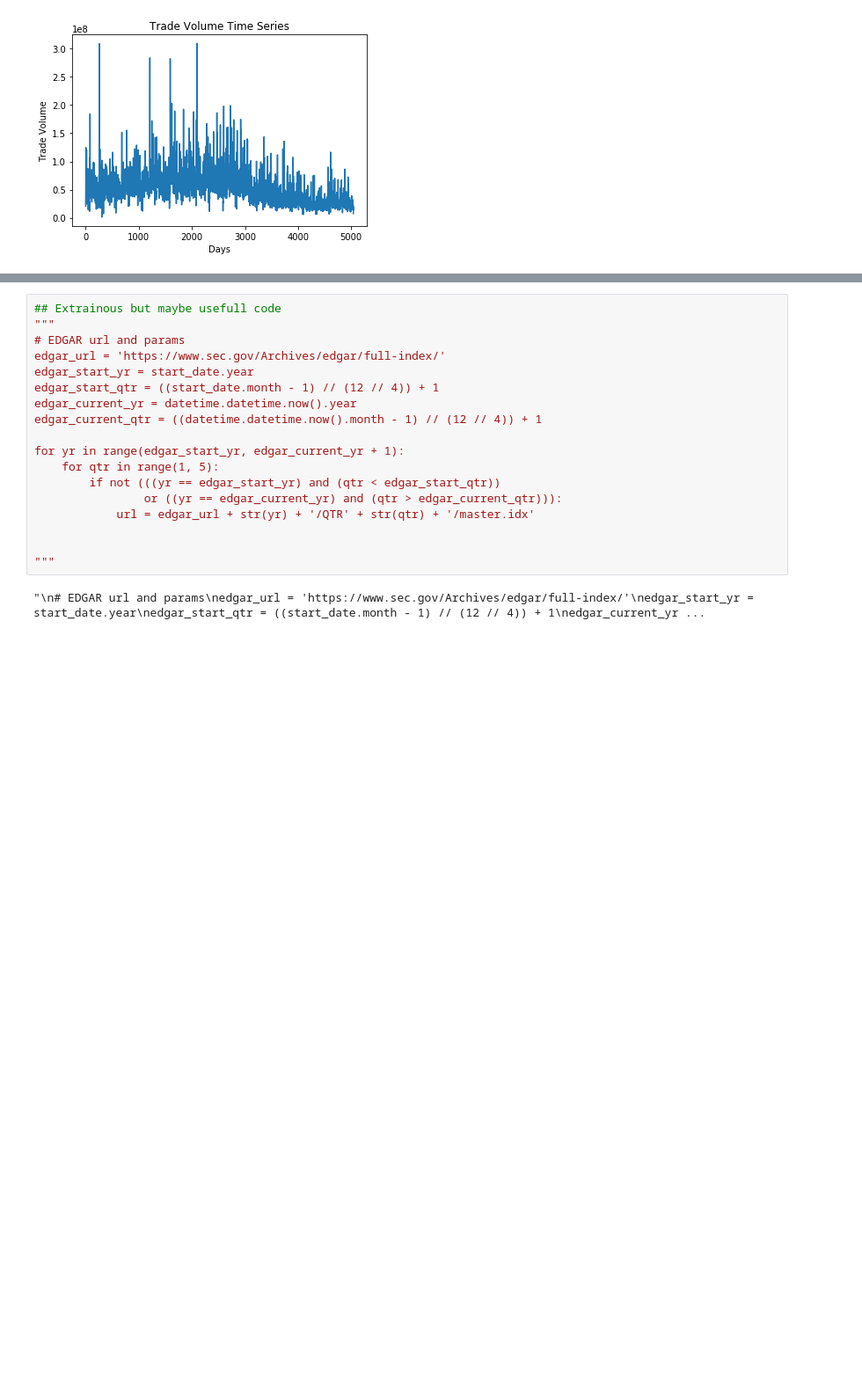
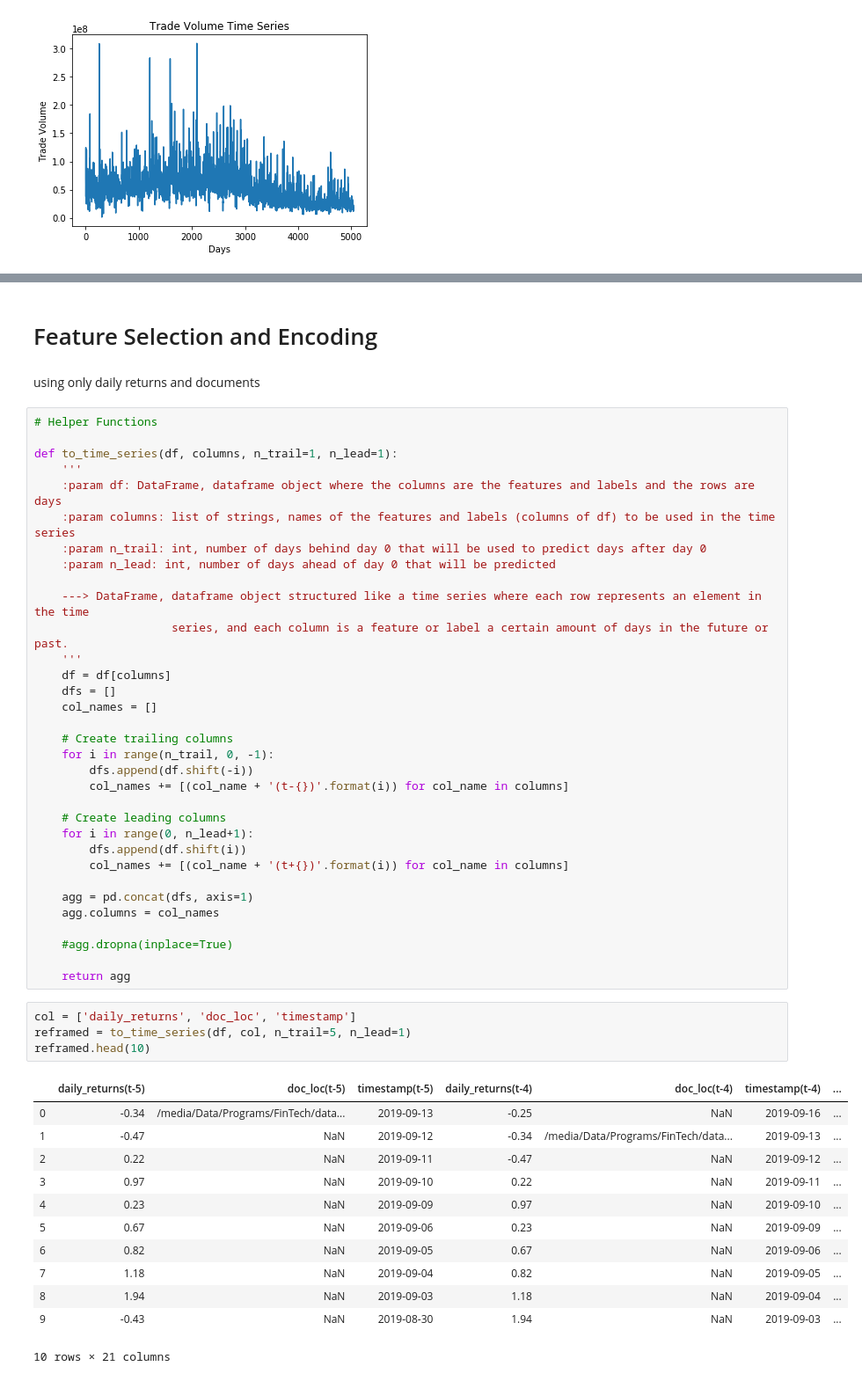
Before and after one commit to Evbor/Stock_Analysis, a Jupyter notebook: research/FinTech.ipynb, the cells around one changed output, grey strips where cells are left out. Shown: that part at 88% size. Cells and saved outputs as stored; diff of their text form; blank space fills up the shorter version.

Commit message:
successfully gathered and prepared data for time series

```diff
--- a/research/FinTech.ipynb
+++ b/research/FinTech.ipynb
@@ -312,20 +341,54 @@ plt.show()
-# %%
-## Extrainous but maybe usefull code
-"""
-# EDGAR url and params
-edgar_url = 'https://www.sec.gov/Archives/edgar/full-index/'
-edgar_start_yr = start_date.year
-edgar_start_qtr = ((start_date.month - 1) // (12 // 4)) + 1
-edgar_current_yr = datetime.datetime.now().year
-edgar_current_qtr = ((datetime.datetime.now().month - 1) // (12 // 4)) + 1
-
-for yr in range(edgar_start_yr, edgar_current_yr + 1):
-    for qtr in range(1, 5):
-        if not (((yr == edgar_start_yr) and (qtr < edgar_start_qtr))
-                or ((yr == edgar_current_yr) and (qtr > edgar_current_qtr))):
-            url = edgar_url + str(yr) + '/QTR' + str(qtr) + '/master.idx'
-
-
-"""
-# %% [output]
-"\n# EDGAR url and params\nedgar_url = 'https://www.sec.gov/Archives/edgar/full-index/'\nedgar_start_yr = start_date.year\nedgar_start_qtr = ((start_date.month - 1) // (12 // 4)) + 1\nedgar_current_yr ...
+# %% [markdown]
+# Feature Selection and Encoding
+# %% [markdown]
+using only daily returns and documents
+# %%
+# Helper Functions
+
+def to_time_series(df, columns, n_trail=1, n_lead=1):
+    '''
+    :param df: DataFrame, dataframe object where the columns are the features and labels and the rows are days
+    :param columns: list of strings, names of the features and labels (columns of df) to be used in the time series
+    :param n_trail: int, number of days behind day 0 that will be used to predict days after day 0
+    :param n_lead: int, number of days ahead of day 0 that will be predicted
+
+    ---> DataFrame, dataframe object structured like a time series where each row represents an element in the time
+                    series, and each column is a feature or label a certain amount of days in the future or past.
+    '''
+    df = df[columns]
+    dfs = []
+    col_names = []
+
+    # Create trailing columns
+    for i in range(n_trail, 0, -1):
+        dfs.append(df.shift(-i))
+        col_names += [(col_name + '(t-{})'.format(i)) for col_name in columns]
+
+    # Create leading columns
+    for i in range(0, n_lead+1):
+        dfs.append(df.shift(i))
+        col_names += [(col_name + '(t+{})'.format(i)) for col_name in columns]
+
+    agg = pd.concat(dfs, axis=1)
+    agg.columns = col_names
+
+    #agg.dropna(inplace=True)
+
+    return agg
+# %%
+col = ['daily_returns', 'doc_loc', 'timestamp']
+reframed = to_time_series(df, col, n_trail=5, n_lead=1)
+reframed.head(10)
+# %% [output]
+|  | daily_returns(t-5) | doc_loc(t-5) | timestamp(t-5) | daily_returns(t-4) | doc_loc(t-4) | timestamp(t-4) | ... |
+| 0 | -0.34 | /media/Data/Programs/FinTech/data... | 2019-09-13 | -0.25 | NaN | 2019-09-16 | ... |
+| 1 | -0.47 | NaN | 2019-09-12 | -0.34 | /media/Data/Programs/FinTech/data... | 2019-09-13 | ... |
+| 2 | 0.22 | NaN | 2019-09-11 | -0.47 | NaN | 2019-09-12 | ... |
+| 3 | 0.97 | NaN | 2019-09-10 | 0.22 | NaN | 2019-09-11 | ... |
+| 4 | 0.23 | NaN | 2019-09-09 | 0.97 | NaN | 2019-09-10 | ... |
+| 5 | 0.67 | NaN | 2019-09-06 | 0.23 | NaN | 2019-09-09 | ... |
+| 6 | 0.82 | NaN | 2019-09-05 | 0.67 | NaN | 2019-09-06 | ... |
+| 7 | 1.18 | NaN | 2019-09-04 | 0.82 | NaN | 2019-09-05 | ... |
+| 8 | 1.94 | NaN | 2019-09-03 | 1.18 | NaN | 2019-09-04 | ... |
+| 9 | -0.43 | NaN | 2019-08-30 | 1.94 | NaN | 2019-09-03 | ... |
+10 rows × 21 columns
```
Also changed, not shown: parts of 20 cells of this notebook.
